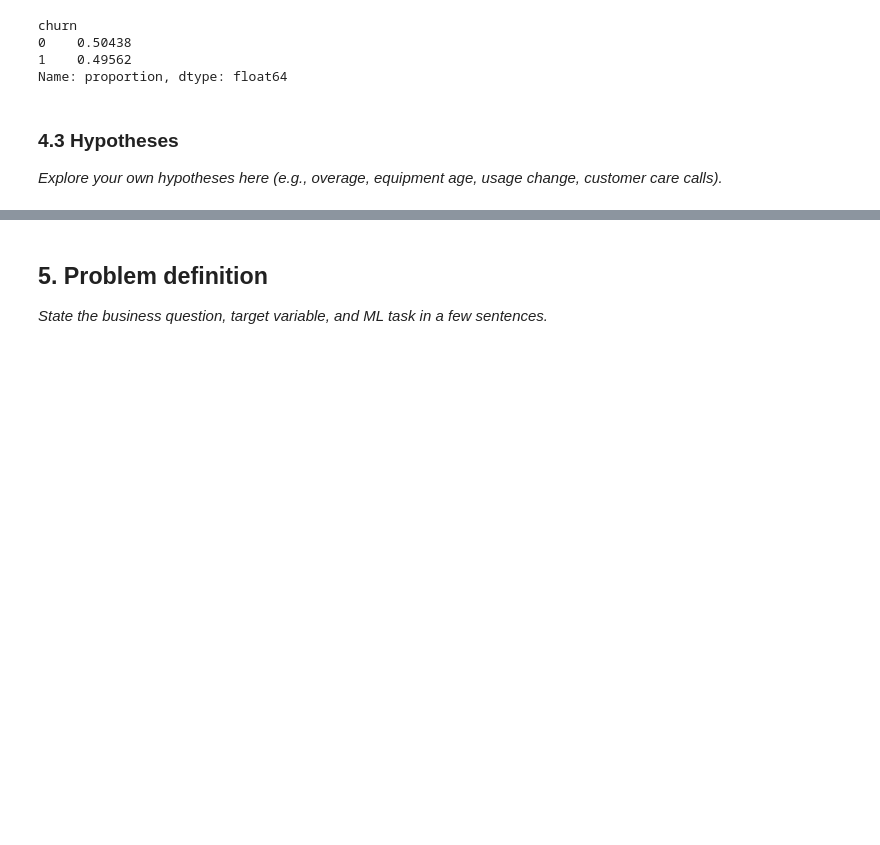
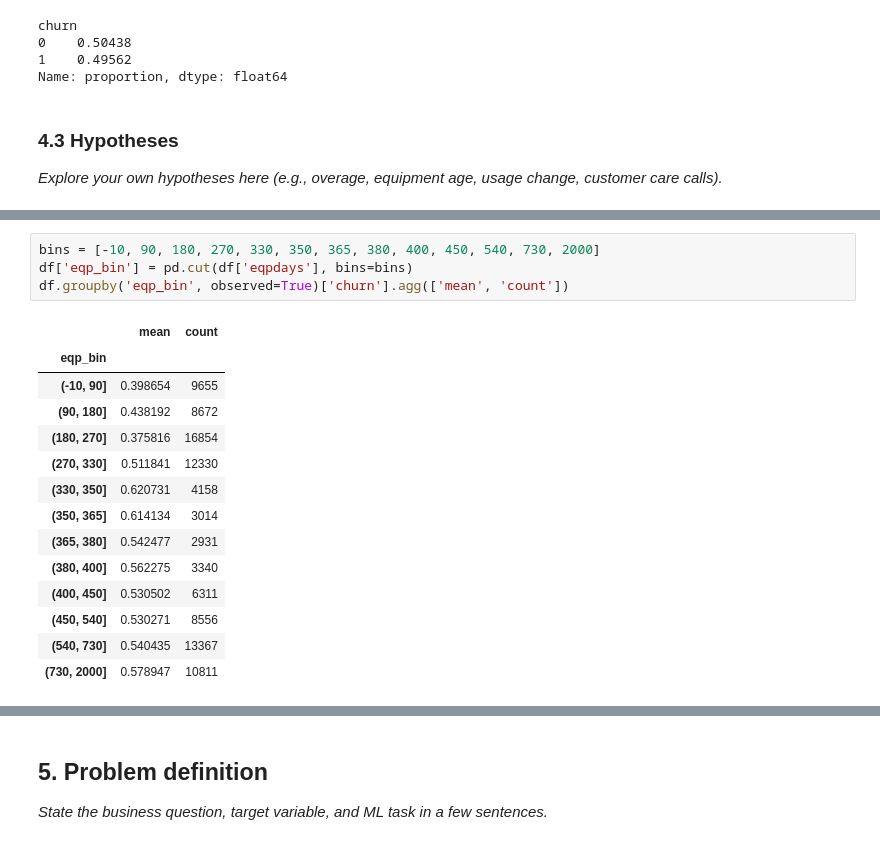
Before and after one commit to dilmani773/gci-final-assignment, a Jupyter notebook: main.ipynb, the cells around one changed output, grey strips where cells are left out. Cells and saved outputs as stored; diff of their text form; blank space fills up the shorter version.

```diff
--- a/main.ipynb
+++ b/main.ipynb
@@ -86,0 +106,19 @@ _Explore your own hypotheses here (e.g., overage, equipment age, usage change, c
+# %%
+bins = [-10, 90, 180, 270, 330, 350, 365, 380, 400, 450, 540, 730, 2000]
+df['eqp_bin'] = pd.cut(df['eqpdays'], bins=bins)
+df.groupby('eqp_bin', observed=True)['churn'].agg(['mean', 'count'])
+# %% [output]
+|  | mean | count |
+| eqp_bin |  |  |
+| (-10, 90] | 0.398654 | 9655 |
+| (90, 180] | 0.438192 | 8672 |
+| (180, 270] | 0.375816 | 16854 |
+| (270, 330] | 0.511841 | 12330 |
+| (330, 350] | 0.620731 | 4158 |
+| (350, 365] | 0.614134 | 3014 |
+| (365, 380] | 0.542477 | 2931 |
+| (380, 400] | 0.562275 | 3340 |
+| (400, 450] | 0.530502 | 6311 |
+| (450, 540] | 0.530271 | 8556 |
+| (540, 730] | 0.540435 | 13367 |
+| (730, 2000] | 0.578947 | 10811 |
```
Also changed, not shown: parts of 7 cells of this notebook, 1 other file.
